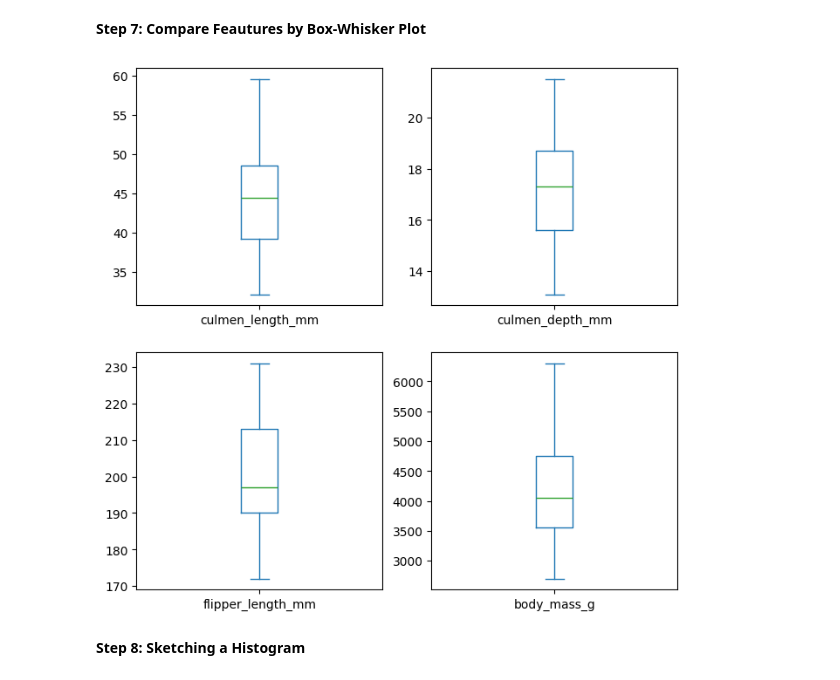
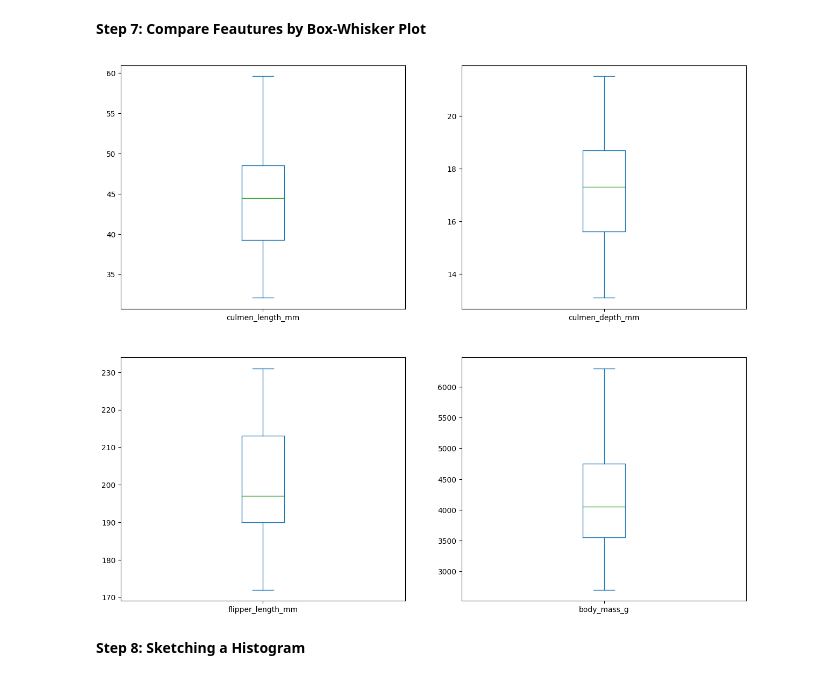
Before and after one commit to flyingrockingit/NEW_FILES_PROJECTS_-Module-9-onwards-, a Jupyter notebook: Capstone_Project.ipynb, the cells around one changed output. Cells and saved outputs as stored; diff of their text form; code cells hidden in the pictures.

```diff
--- a/Capstone_Project.ipynb
+++ b/Capstone_Project.ipynb
@@ -104,14 +104,14 @@ plt.show()
 # %%
 df.plot(
     kind='box',
     subplots=True,
     layout=(3, 2),
     sharex=False,
     sharey=False,
-    figsize=(8, 12))
+    figsize=(15, 20))
 plt.show()
 # %% [output]
-[figure, old version]
+[figure, new version]
 # %% [markdown]
 **Step 8: Sketching a Histogram**
 # %%
```
Also changed, not shown: parts of 1 cell of this notebook.
